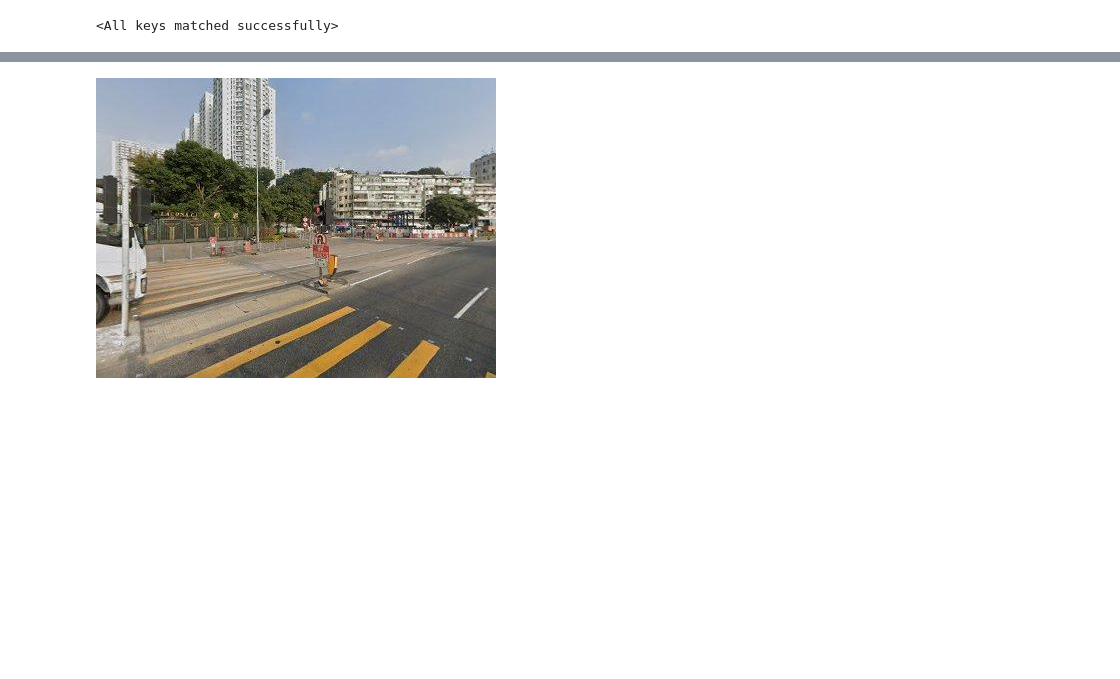
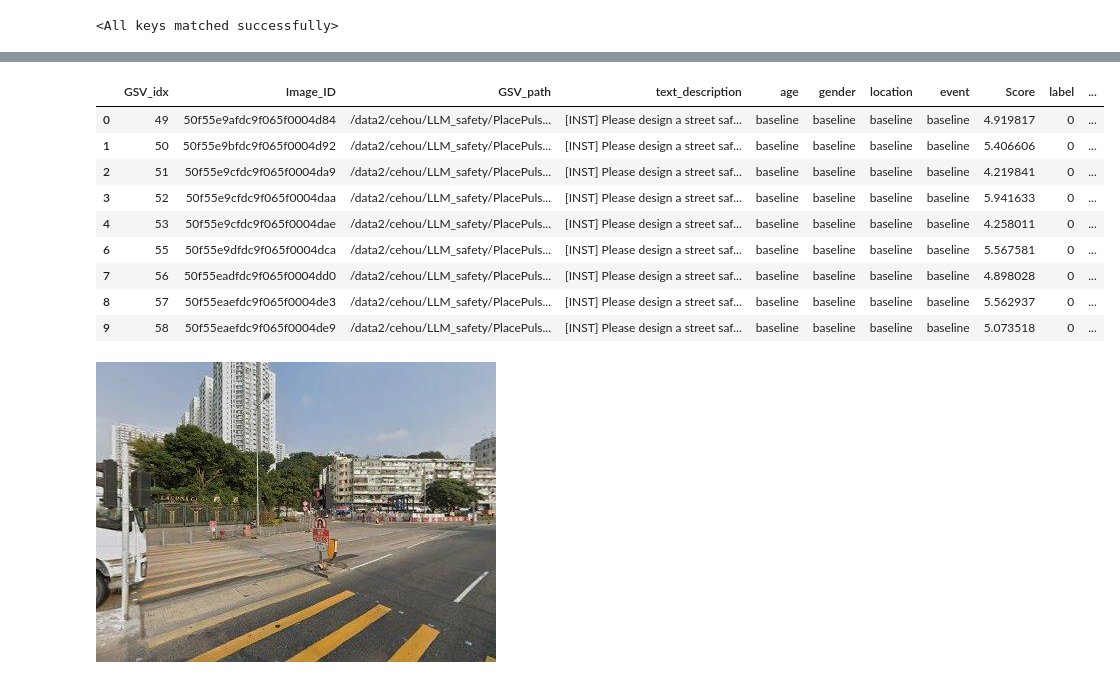
Before and after one commit to CeHouGIS/Safety_Perception_HK, a Jupyter notebook: safety_perception_model/single_model/prediction.ipynb, the cells around one changed output, grey strips where cells are left out. Saved outputs shown, nothing was run; the diff lists cells and outputs as text; code cells hidden in the pictures; blank space fills up the shorter version.

```diff
--- a/safety_perception_model/single_model/prediction.ipynb
+++ b/safety_perception_model/single_model/prediction.ipynb
@@ -550,3 +712,29 @@ TypeError: slice indices must be integers or None or have an __index__ method
+# %%
+import pandas as pd
+from scipy.stats import norm
+
+data = pd.read_csv("/data2/cehou/LLM_safety/img_text_data/baseline/tidyed/dataset_baseline_baseline_baseline_baseline_9030_withlabel.csv")
+mu, std = norm.fit(data['Score'])
+std_threshold = 3
+data['label'] = 0
+data.loc[data[data['Score'] > mu + std_threshold * std].index, 'label'] = 1
+data.loc[data[data['Score'] < mu - std_threshold * std].index, 'label'] = -1
+# %%
+a = data.iloc[:5,:]
+b = data.iloc[6:10,:]
+
+pd.concat([a, b], axis=0)
+# %% [output]
+|  | GSV_idx | Image_ID | GSV_path | text_description | age | gender | location | event | Score | label | ... |
+| 0 | 49 | 50f55e9afdc9f065f0004d84 | /data2/cehou/LLM_safety/PlacePuls... | [INST] Please design a street saf... | baseline | baseline | baseline | baseline | 4.919817 | 0 | ... |
+| 1 | 50 | 50f55e9bfdc9f065f0004d92 | /data2/cehou/LLM_safety/PlacePuls... | [INST] Please design a street saf... | baseline | baseline | baseline | baseline | 5.406606 | 0 | ... |
+| 2 | 51 | 50f55e9cfdc9f065f0004da9 | /data2/cehou/LLM_safety/PlacePuls... | [INST] Please design a street saf... | baseline | baseline | baseline | baseline | 4.219841 | 0 | ... |
+| 3 | 52 | 50f55e9cfdc9f065f0004daa | /data2/cehou/LLM_safety/PlacePuls... | [INST] Please design a street saf... | baseline | baseline | baseline | baseline | 5.941633 | 0 | ... |
+| 4 | 53 | 50f55e9cfdc9f065f0004dae | /data2/cehou/LLM_safety/PlacePuls... | [INST] Please design a street saf... | baseline | baseline | baseline | baseline | 4.258011 | 0 | ... |
+| 6 | 55 | 50f55e9dfdc9f065f0004dca | /data2/cehou/LLM_safety/PlacePuls... | [INST] Please design a street saf... | baseline | baseline | baseline | baseline | 5.567581 | 0 | ... |
+| 7 | 56 | 50f55eadfdc9f065f0004dd0 | /data2/cehou/LLM_safety/PlacePuls... | [INST] Please design a street saf... | baseline | baseline | baseline | baseline | 4.898028 | 0 | ... |
+| 8 | 57 | 50f55eaefdc9f065f0004de3 | /data2/cehou/LLM_safety/PlacePuls... | [INST] Please design a street saf... | baseline | baseline | baseline | baseline | 5.562937 | 0 | ... |
+| 9 | 58 | 50f55eaefdc9f065f0004de9 | /data2/cehou/LLM_safety/PlacePuls... | [INST] Please design a street saf... | baseline | baseline | baseline | baseline | 5.073518 | 0 | ... |
 # %%
 from PIL import Image
 
```
Also changed, not shown: parts of 23 cells of this notebook, 4 other files.
